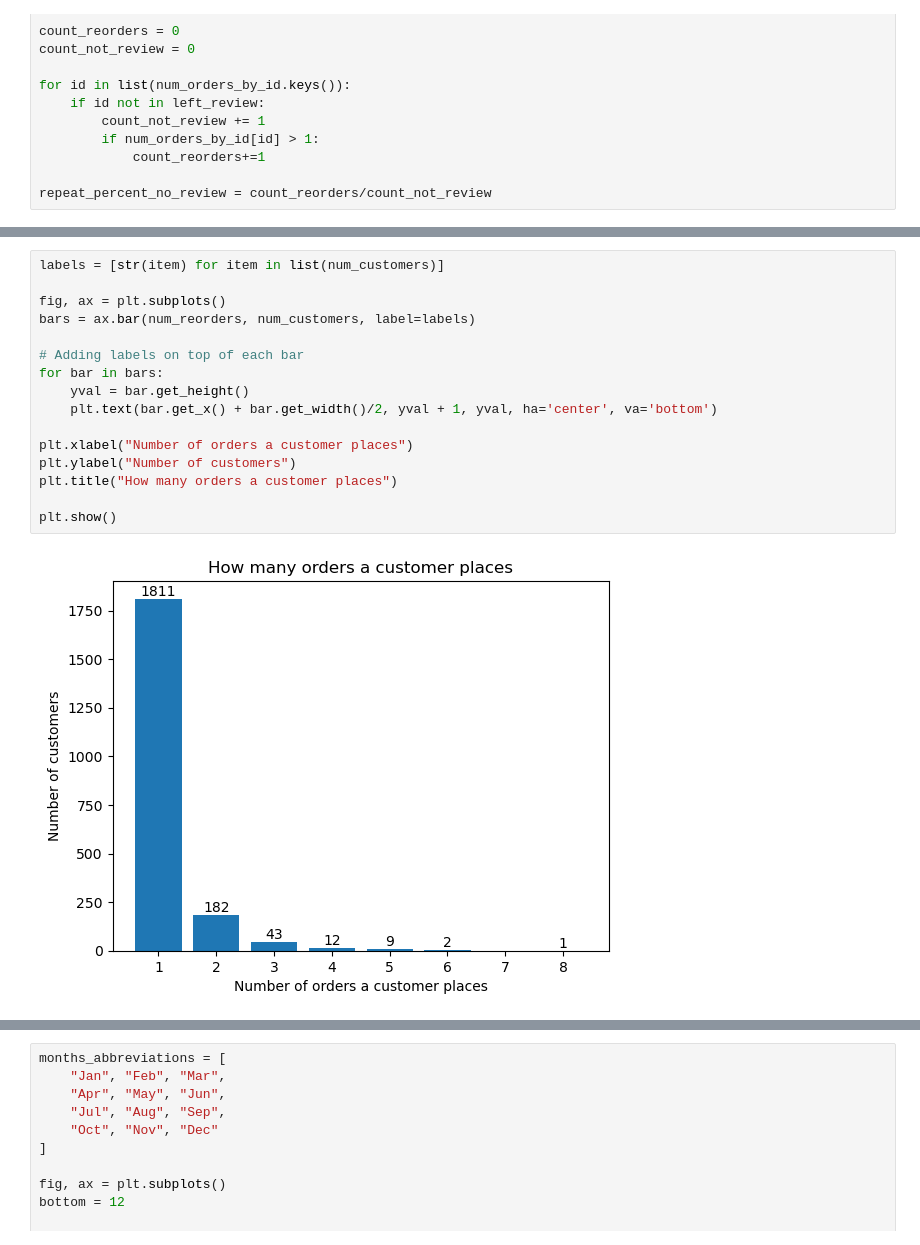
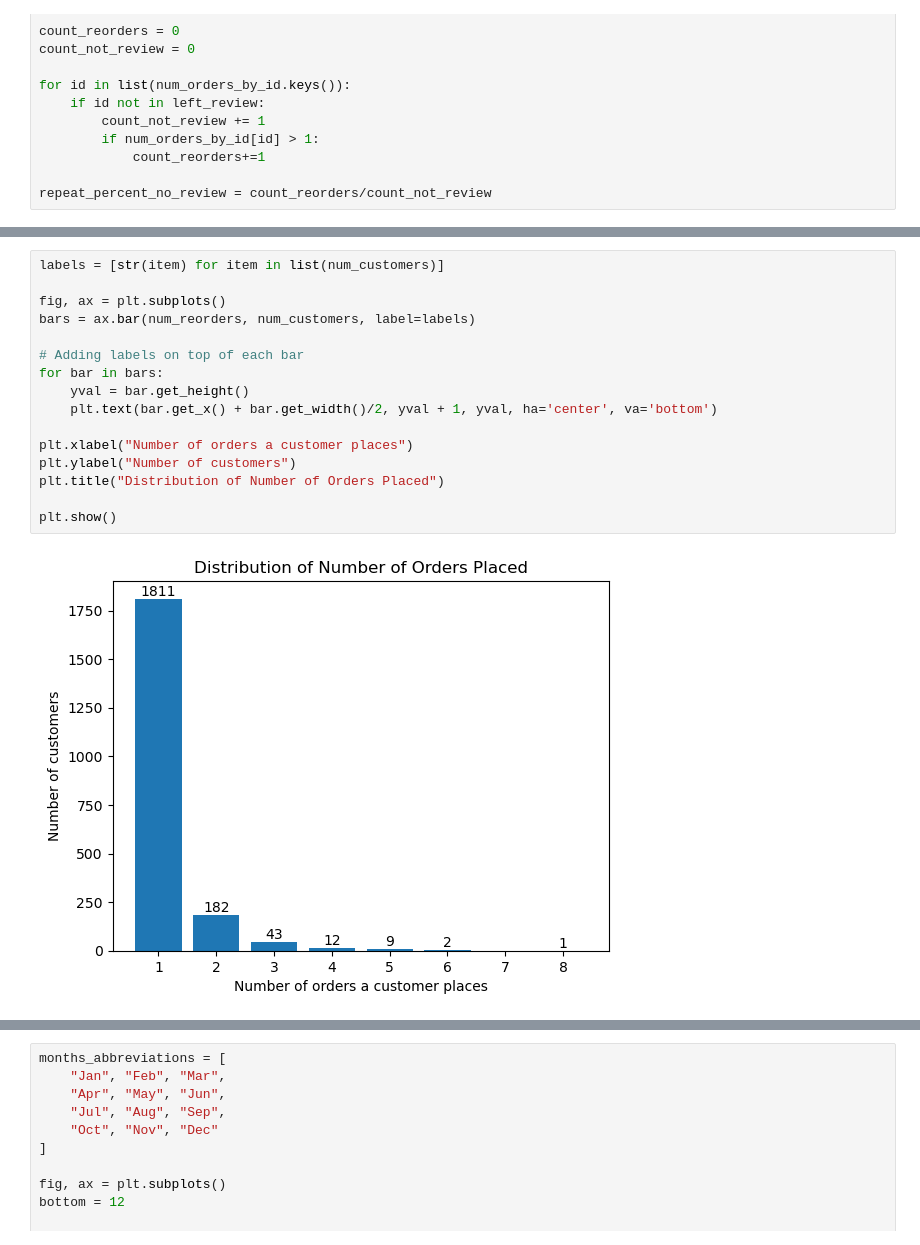
Before and after one commit to olincollege/repeat-order-analysis, a Jupyter notebook: Essay.ipynb, the cells around one changed output, grey strips where cells are left out. Saved outputs shown, nothing was run; the diff lists cells and outputs as text.

```diff
--- a/Essay.ipynb
+++ b/Essay.ipynb
@@ -237,18 +231,18 @@ In the first step of our analysis, we decided to understand the split between on
 # %%
 labels = [str(item) for item in list(num_customers)]
 
 fig, ax = plt.subplots()
 bars = ax.bar(num_reorders, num_customers, label=labels)
 
 # Adding labels on top of each bar
 for bar in bars:
     yval = bar.get_height()
     plt.text(bar.get_x() + bar.get_width()/2, yval + 1, yval, ha='center', va='bottom')
 
 plt.xlabel("Number of orders a customer places")
 plt.ylabel("Number of customers")
-plt.title("How many orders a customer places")
+plt.title("Distribution of Number of Orders Placed")
 
 plt.show()
 # %% [output]
-[figure, old version]
+[figure, new version]
```
Also changed, not shown: parts of 15 cells of this notebook.
